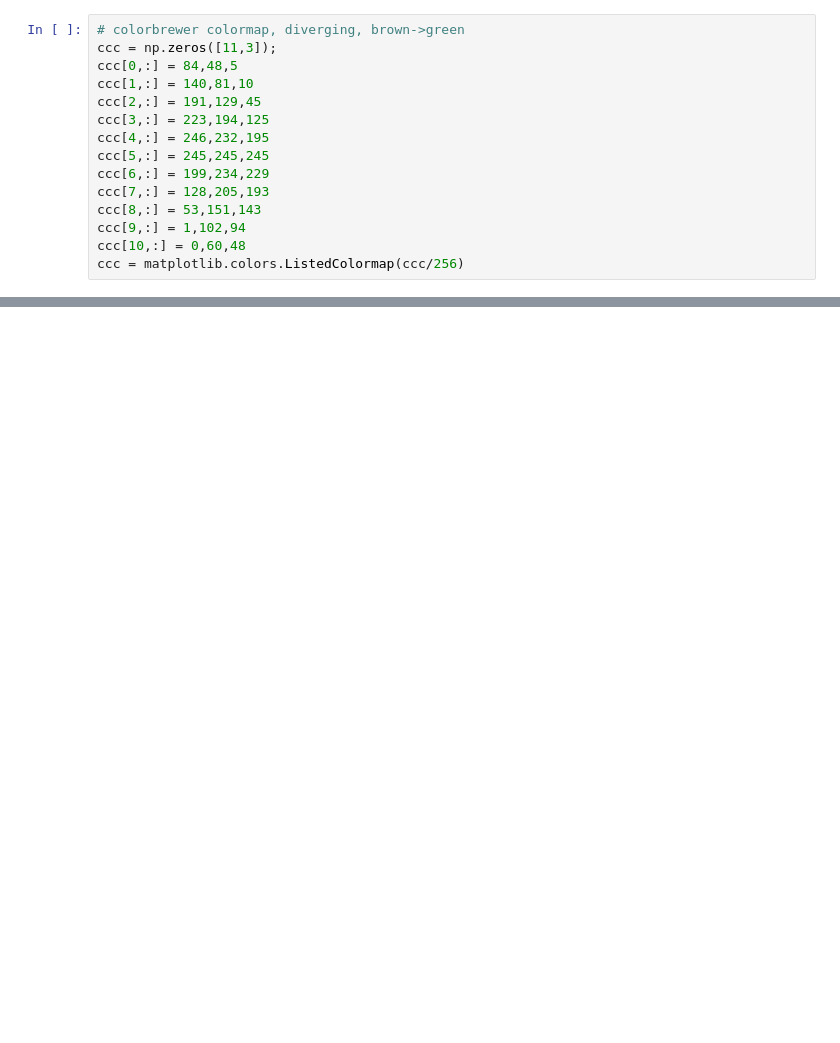
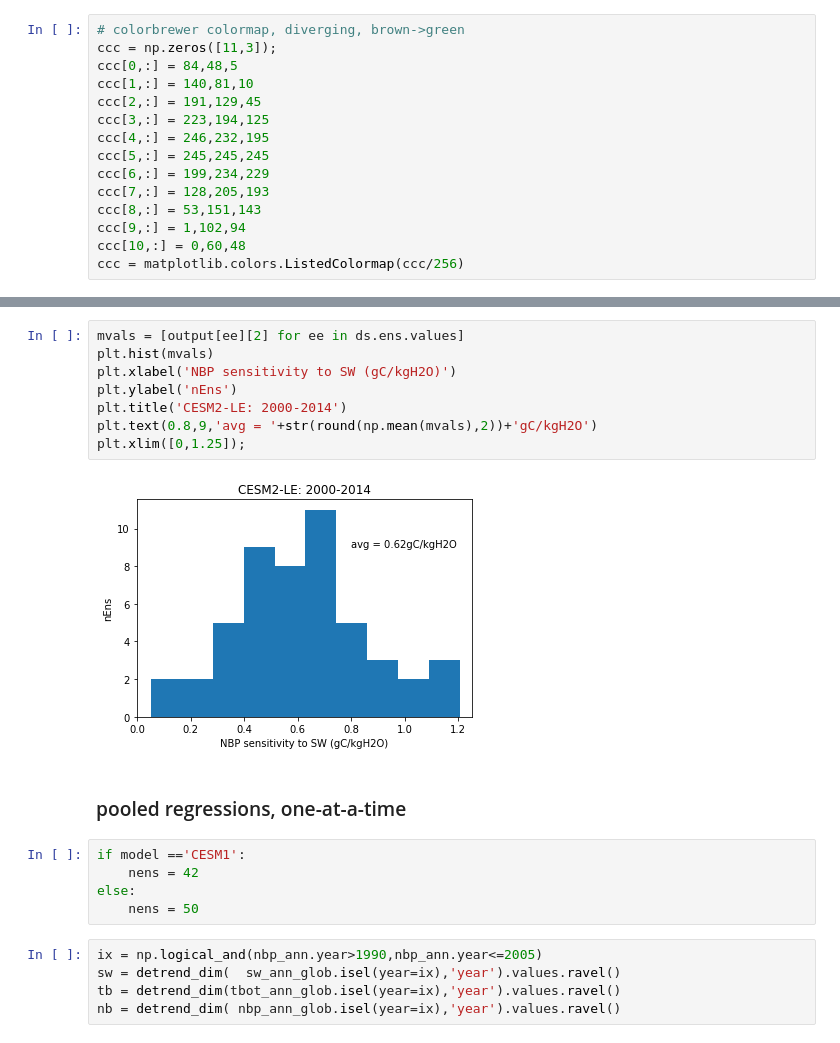
Before and after one commit to djk2120/TWSnbp, a Jupyter notebook: src/TWSnbp.ipynb, the cells around one changed output, grey strips where cells are left out. Saved outputs shown, nothing was run; the diff lists cells and outputs as text; blank space fills up the shorter version.

```diff
--- a/src/TWSnbp.ipynb
+++ b/src/TWSnbp.ipynb
@@ -353,0 +370,22 @@ def get_file(ee,model,field):
+# %%
+mvals = [output[ee][2] for ee in ds.ens.values]
+plt.hist(mvals)
+plt.xlabel('NBP sensitivity to SW (gC/kgH2O)')
+plt.ylabel('nEns')
+plt.title('CESM2-LE: 2000-2014')
+plt.text(0.8,9,'avg = '+str(round(np.mean(mvals),2))+'gC/kgH2O')
+plt.xlim([0,1.25]);
+# %% [output]
+[figure, added]
+# %% [markdown]
+### pooled regressions, one-at-a-time
+# %%
+if model =='CESM1':
+    nens = 42
+else:
+    nens = 50
+# %%
+ix = np.logical_and(nbp_ann.year>1990,nbp_ann.year<=2005)
+sw = detrend_dim(  sw_ann_glob.isel(year=ix),'year').values.ravel()
+tb = detrend_dim(tbot_ann_glob.isel(year=ix),'year').values.ravel()
+nb = detrend_dim( nbp_ann_glob.isel(year=ix),'year').values.ravel()
```
Also changed, not shown: parts of 101 cells of this notebook.
